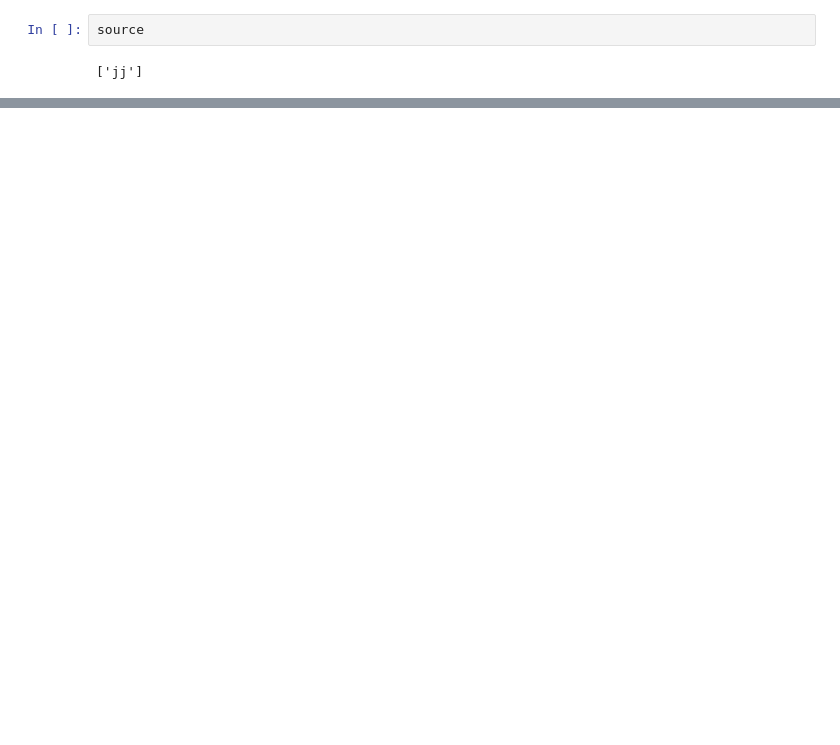
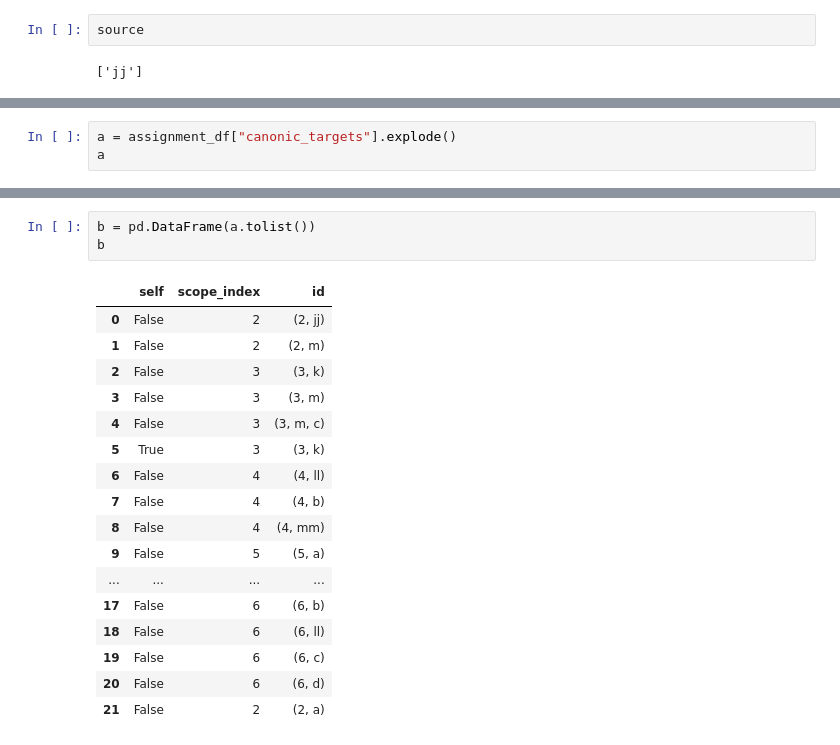
Before and after one commit to erez-aharonov/alkh, a Jupyter notebook: notebooks/3ed92dc952994f4590394120515753ad.ipynb, the cells around one changed output, grey strips where cells are left out. Cells and saved outputs as stored; diff of their text form; blank space fills up the shorter version.

```diff
--- a/notebooks/3ed92dc952994f4590394120515753ad.ipynb
+++ b/notebooks/3ed92dc952994f4590394120515753ad.ipynb
@@ -135,0 +142,3 @@ self._scopes_df
+# %%
+a = assignment_df["canonic_targets"].explode()
+a
@@ -135,0 +163,21 @@ self._scopes_df
+# %%
+b = pd.DataFrame(a.tolist())
+b
+# %% [output]
+|  | self | scope_index | id |
+| 0 | False | 2 | (2, jj) |
+| 1 | False | 2 | (2, m) |
+| 2 | False | 3 | (3, k) |
+| 3 | False | 3 | (3, m) |
+| 4 | False | 3 | (3, m, c) |
+| 5 | True | 3 | (3, k) |
+| 6 | False | 4 | (4, ll) |
+| 7 | False | 4 | (4, b) |
+| 8 | False | 4 | (4, mm) |
+| 9 | False | 5 | (5, a) |
+| ... | ... | ... | ... |
+| 17 | False | 6 | (6, b) |
+| 18 | False | 6 | (6, ll) |
+| 19 | False | 6 | (6, c) |
+| 20 | False | 6 | (6, d) |
+| 21 | False | 2 | (2, a) |
```
Also changed, not shown: parts of 12 cells of this notebook, 3 other files.
